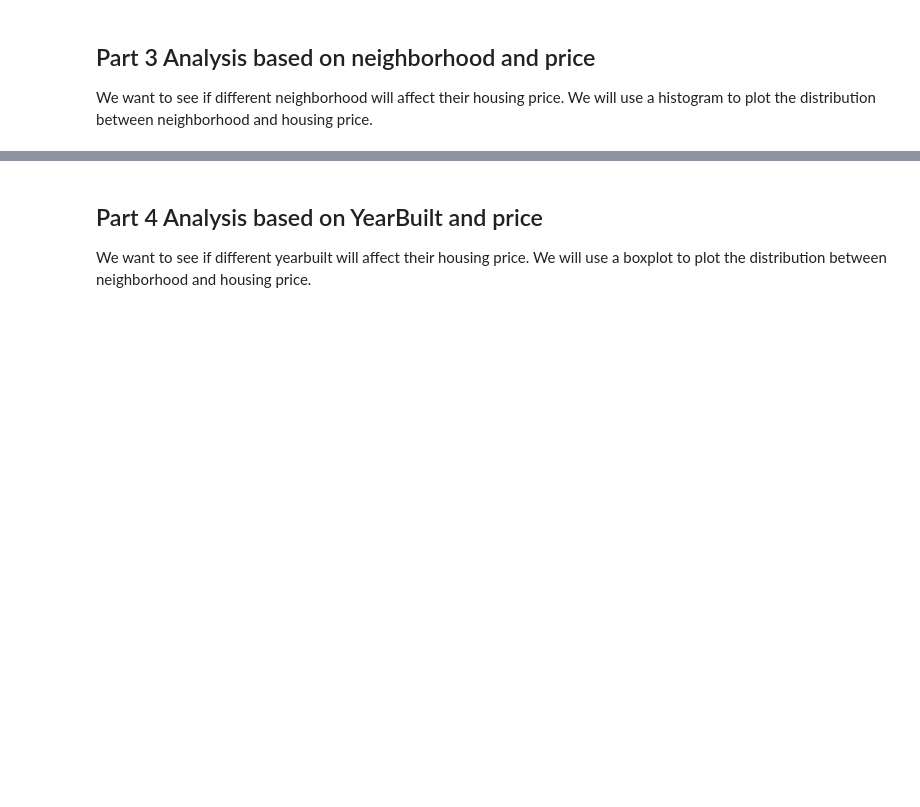
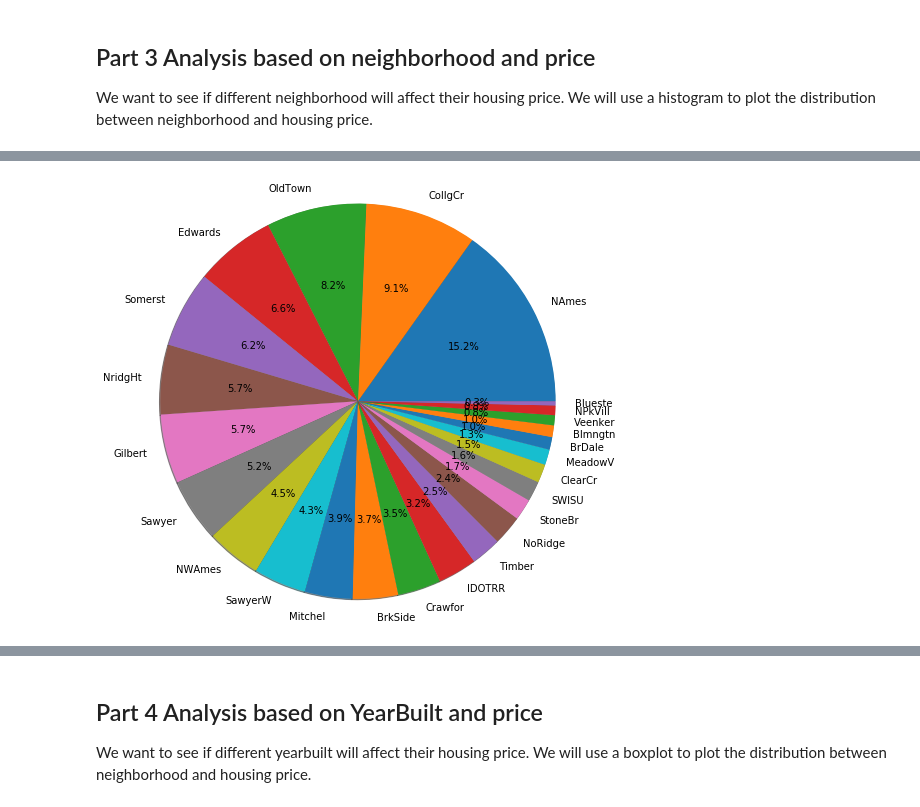
Before and after one commit to muh005/Housing-Price-Analysis, a Jupyter notebook: FinalProject.ipynb, the cells around one changed output, grey strips where cells are left out. Cells and saved outputs as stored; diff of their text form; code cells hidden in the pictures; blank space fills up the shorter version.

```diff
--- a/FinalProject.ipynb
+++ b/FinalProject.ipynb
@@ -245,0 +247,3 @@ We want to see if different neighborhood will affect their housing price. We wil
+# %%
+neighbor_tbl = df['Neighborhood'].value_counts()
+neighbor_tbl
@@ -245,0 +268,11 @@ We want to see if different neighborhood will affect their housing price. We wil
+# %%
+Labels=neighbor_tbl.keys()
+Count=neighbor_tbl.tolist()
+# %%
+the_grid = GridSpec(2, 2)
+plt.subplot(the_grid[0, 0], aspect=1)
+plt.pie(Count, labels=Labels, autopct='%1.1f%%', shadow=True,
+radius = 5)
+plt.show()
+# %% [output]
+[figure, added]
```
Also changed, not shown: parts of 16 cells of this notebook.
